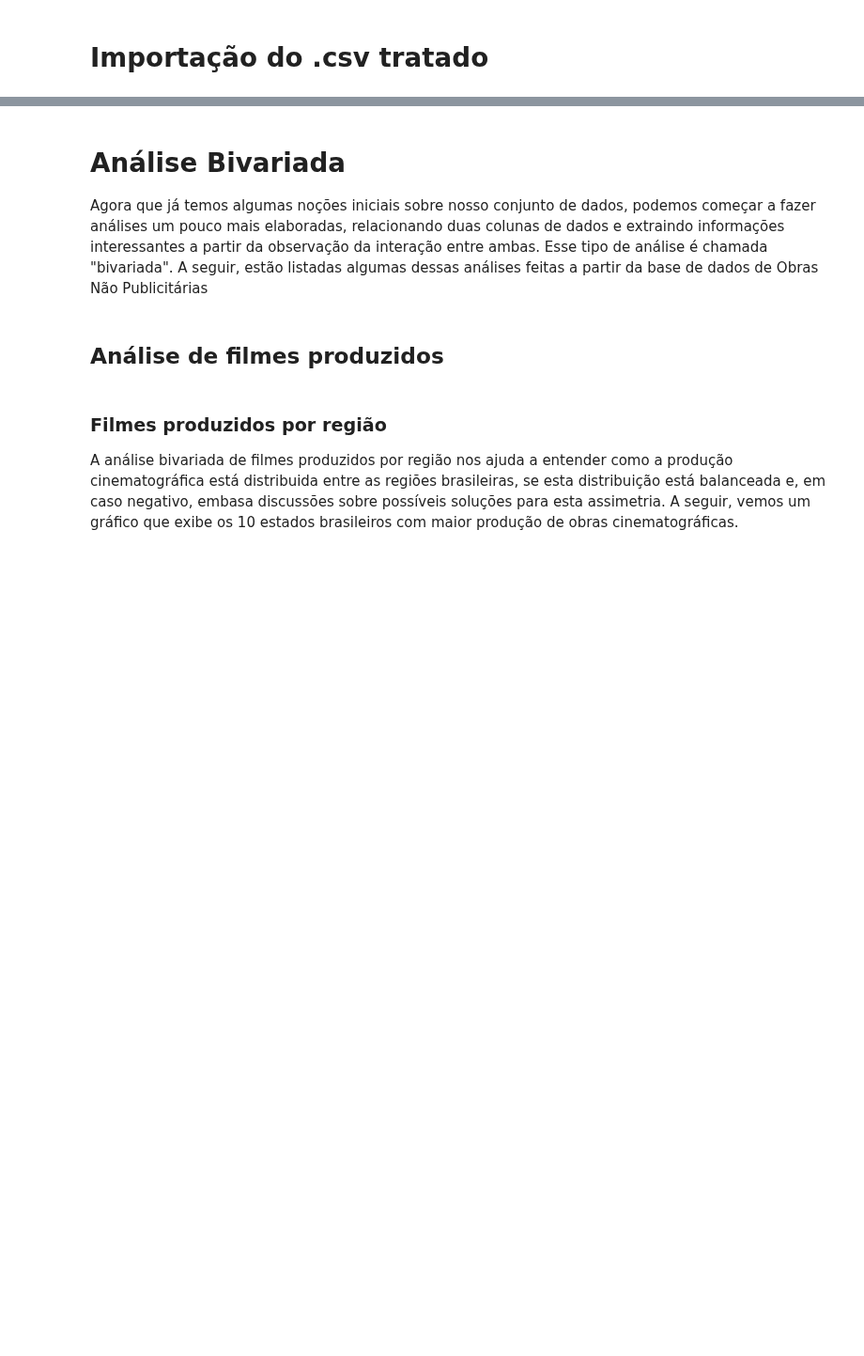
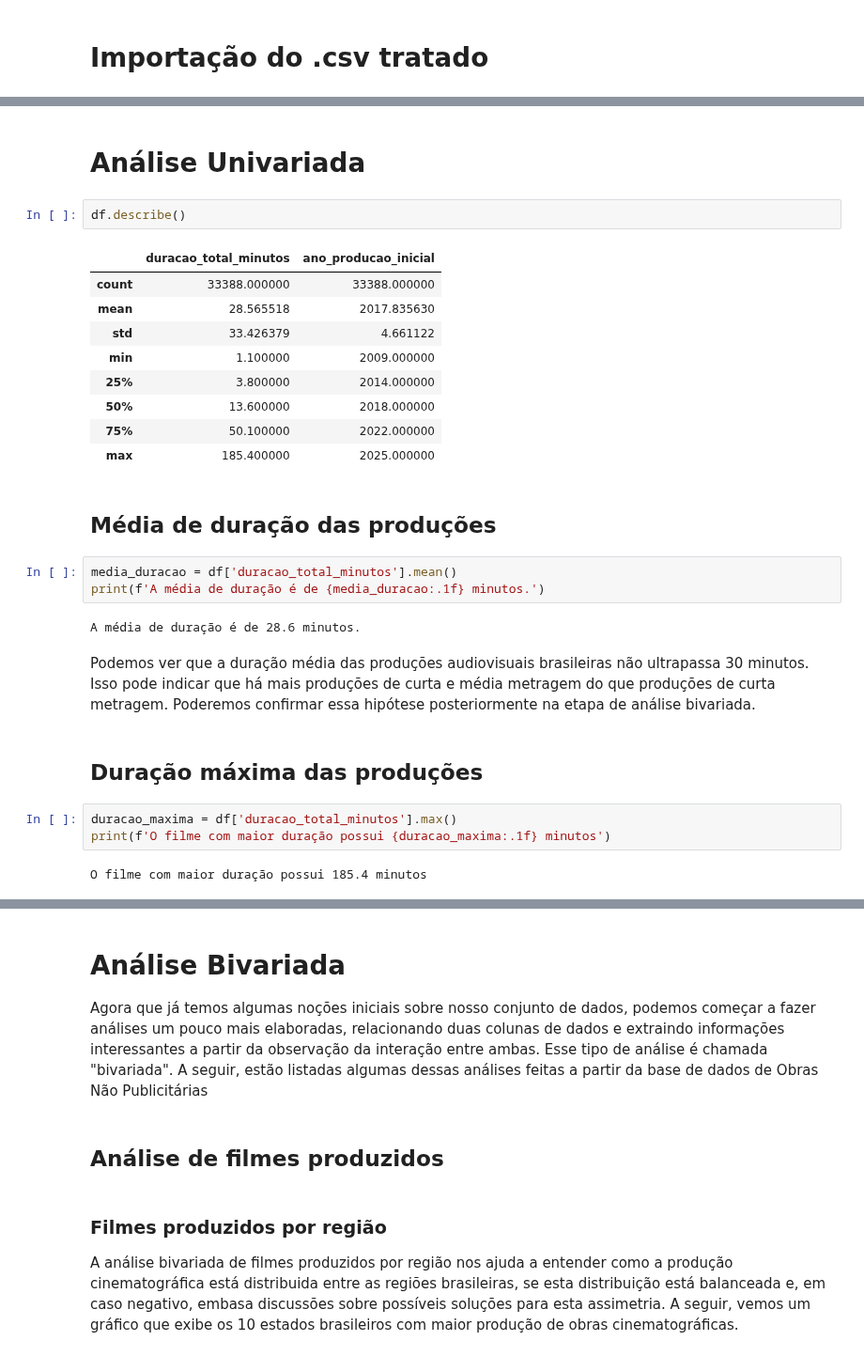
Before and after one commit to JamesIslan/analise-dados-ancine, a Jupyter notebook: src/analise/analise-obras.ipynb, the cells around one changed output, grey strips where cells are left out. Shown at 94% size. Drawn from its saved outputs; the diff is of its cells as text; blank space fills up the shorter version.

Commit message:
feat: continuação da análise univariada

```diff
--- a/src/analise/analise-obras.ipynb
+++ b/src/analise/analise-obras.ipynb
@@ -14,3 +14,33 @@ df.head()
 | 2 | 1,2,3! ÊXTASE! | B0900987500000 | NÃO CLASSIFICADA | NÃO INFORMADO | 5.0 | 2009 | ... |
 | 3 | 1983.. O ANO AZUL | B0901024500000 | DOCUMENTÁRIO | BRASILEIRA CONSTITUINTE DE ESPAÇO... | 89.7 | 2009 | ... |
 | 4 | 1° FESTIVAL DE TEATRO DE RUA DE P... | B0901108400000 | NÃO CLASSIFICADA | NÃO INFORMADO | 41.1 | 2009 | ... |
+# %% [markdown]
+# Análise Univariada
+# %%
+df.describe()
+# %% [output]
+|  | duracao_total_minutos | ano_producao_inicial |
+| count | 33388.000000 | 33388.000000 |
+| mean | 28.565518 | 2017.835630 |
+| std | 33.426379 | 4.661122 |
+| min | 1.100000 | 2009.000000 |
+| 25% | 3.800000 | 2014.000000 |
+| 50% | 13.600000 | 2018.000000 |
+| 75% | 50.100000 | 2022.000000 |
+| max | 185.400000 | 2025.000000 |
+# %% [markdown]
+## Média de duração das produções
+# %%
+media_duracao = df['duracao_total_minutos'].mean()
+print(f'A média de duração é de {media_duracao:.1f} minutos.')
+# %% [output]
+A média de duração é de 28.6 minutos.
+# %% [markdown]
+Podemos ver que a duração média das produções audiovisuais brasileiras não ultrapassa 30 minutos. Isso pode indicar que há mais produções de curta e média metragem do que produções de curta metragem. Poderemos confirmar essa hipótese posteriormente na etapa de análise bivariada.
+# %% [markdown]
+## Duração máxima das produções
+# %%
+duracao_maxima = df['duracao_total_minutos'].max()
+print(f'O filme com maior duração possui {duracao_maxima:.1f} minutos')
+# %% [output]
+O filme com maior duração possui 185.4 minutos
```
Also changed, not shown: parts of 7 cells of this notebook.
